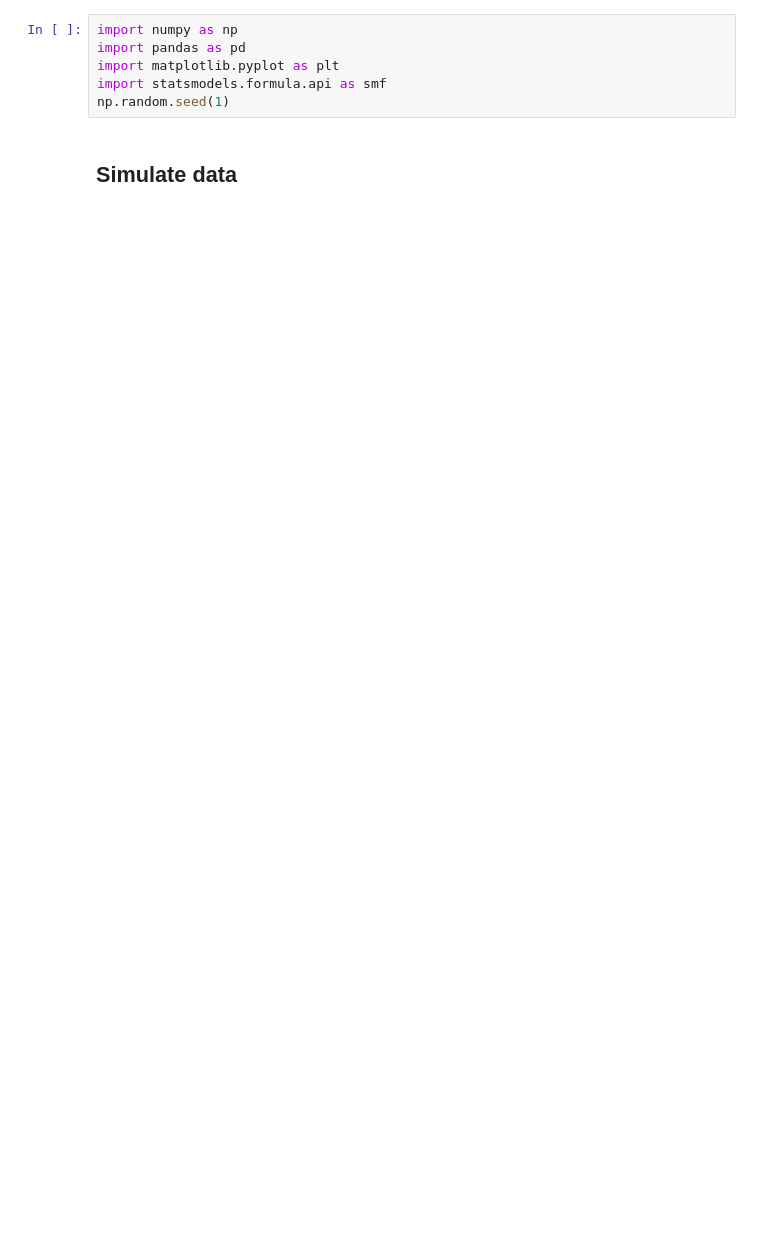
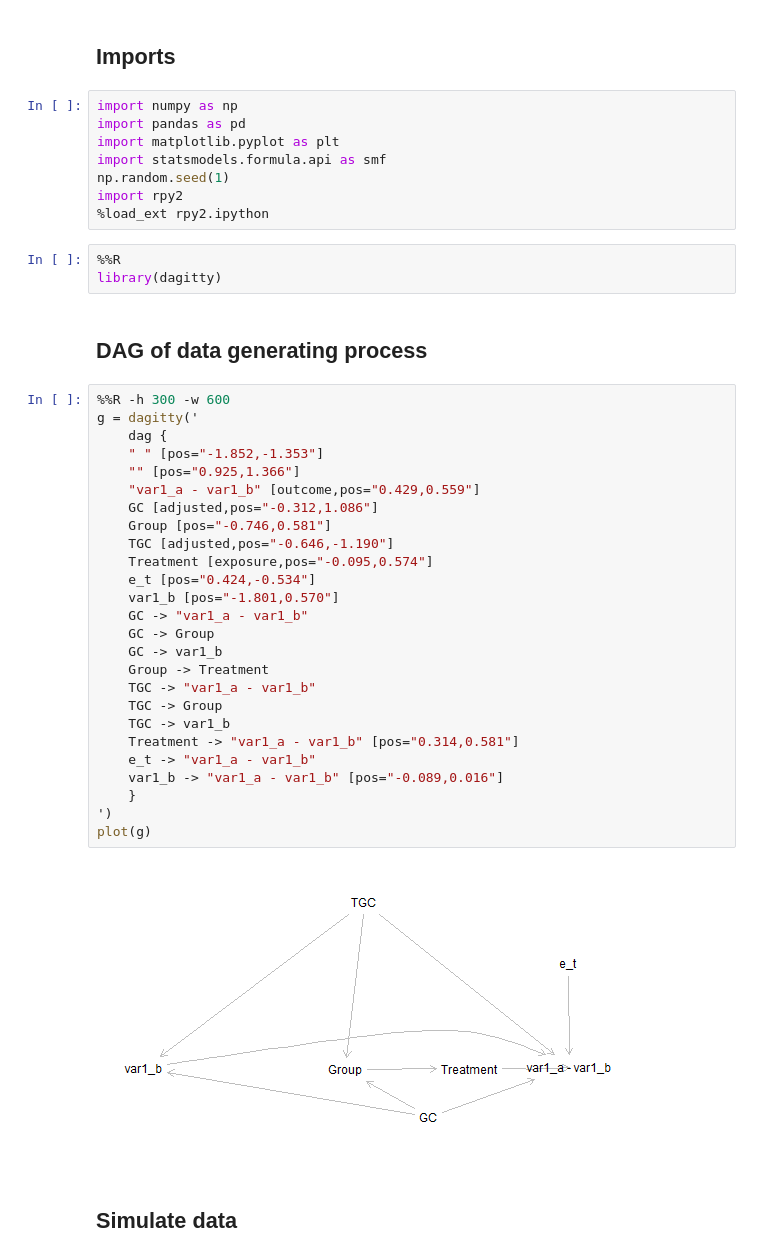
Before and after one commit to NoobQuant/Data_Science_Projects, a Jupyter notebook: stats/regression_basics/did_in_repeated_crossec.ipynb, the cells around one changed output. Saved outputs shown, nothing was run; the diff lists cells and outputs as text; blank space fills up the shorter version.

```diff
--- a/stats/regression_basics/did_in_repeated_crossec.ipynb
+++ b/stats/regression_basics/did_in_repeated_crossec.ipynb
@@ -3,9 +11,46 @@ Notebook on difference-in-difference estimation with repeated cross section data
+# %% [markdown]
+## Imports
 # %%
 import numpy as np
 import pandas as pd
 import matplotlib.pyplot as plt
 import statsmodels.formula.api as smf
 np.random.seed(1)
+import rpy2
+%load_ext rpy2.ipython
+# %%
+%%R
+library(dagitty)
+# %% [markdown]
+## DAG of data generating process
+# %%
+%%R -h 300 -w 600
+g = dagitty('
+    dag {
+    " " [pos="-1.852,-1.353"]
+    "" [pos="0.925,1.366"]
+    "var1_a - var1_b" [outcome,pos="0.429,0.559"]
+    GC [adjusted,pos="-0.312,1.086"]
+    Group [pos="-0.746,0.581"]
+    TGC [adjusted,pos="-0.646,-1.190"]
+    Treatment [exposure,pos="-0.095,0.574"]
+    e_t [pos="0.424,-0.534"]
+    var1_b [pos="-1.801,0.570"]
+    GC -> "var1_a - var1_b"
+    GC -> Group
+    GC -> var1_b
+    Group -> Treatment
+    TGC -> "var1_a - var1_b"
+    TGC -> Group
+    TGC -> var1_b
+    Treatment -> "var1_a - var1_b" [pos="0.314,0.581"]
+    e_t -> "var1_a - var1_b"
+    var1_b -> "var1_a - var1_b" [pos="-0.089,0.016"]
+    }
+')
+plot(g)
+# %% [output]
+[figure, added]
 # %% [markdown]
 ## Simulate data
 # %%
```
Also changed, not shown: parts of 18 cells of this notebook.
